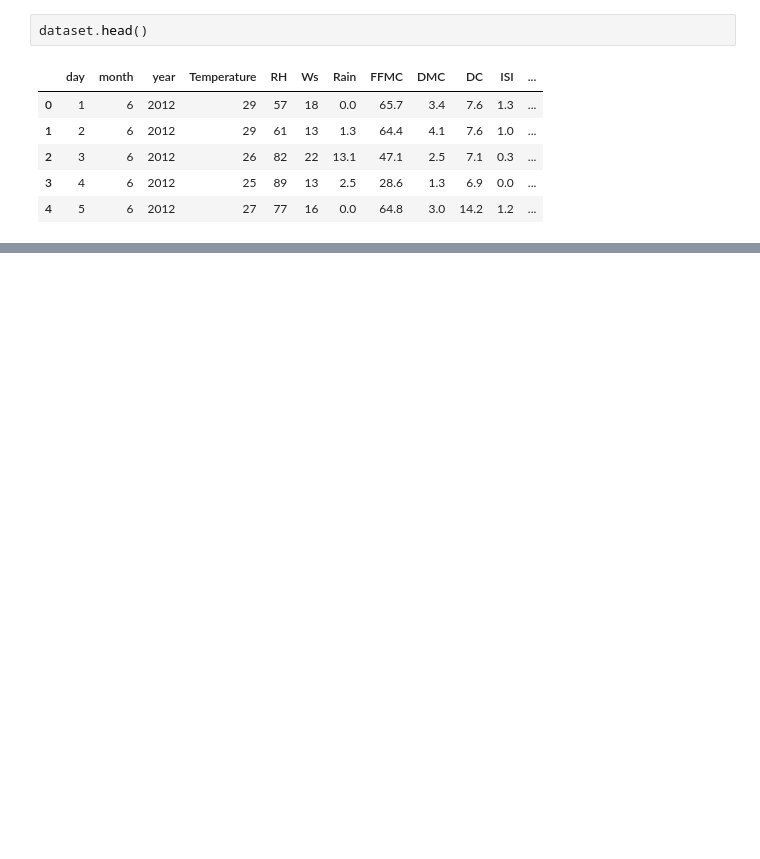
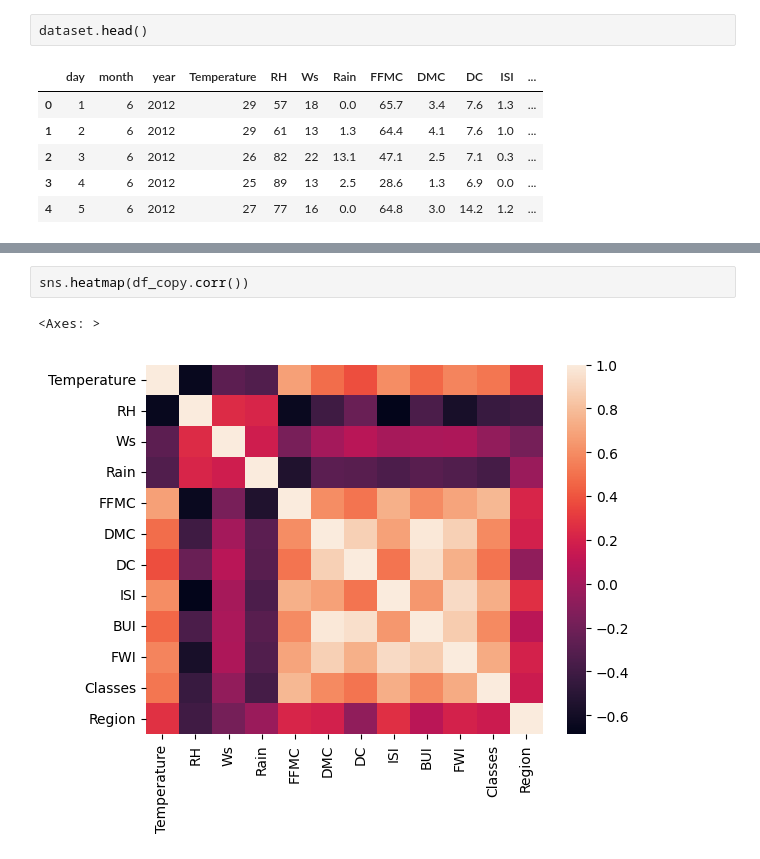
Before and after one commit to prerna-m01/Machine-Learning-DL-NLP-Notes, a Jupyter notebook: Ridge, Lasso Regression/Practical.ipynb, the cells around one changed output, grey strips where cells are left out. Cells and saved outputs as stored; diff of their text form; blank space fills up the shorter version.

```diff
--- a/Ridge, Lasso Regression/Practical.ipynb
+++ b/Ridge, Lasso Regression/Practical.ipynb
@@ -319,0 +435,5 @@ dataset.head()
+# %%
+sns.heatmap(df_copy.corr())
+# %% [output]
+<Axes: >
+[figure, added]
```
Also changed, not shown: parts of 23 cells of this notebook, 2 other files.
